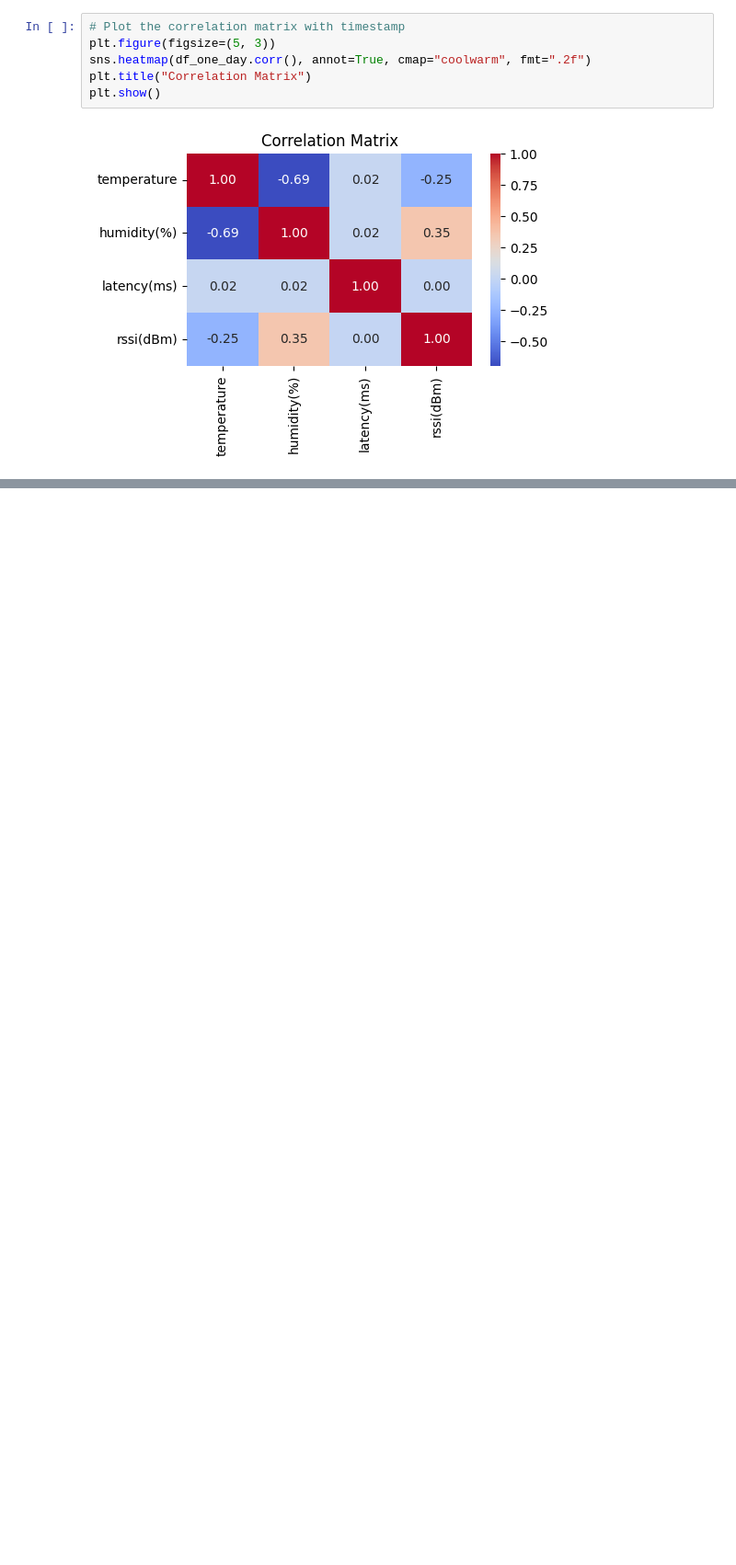
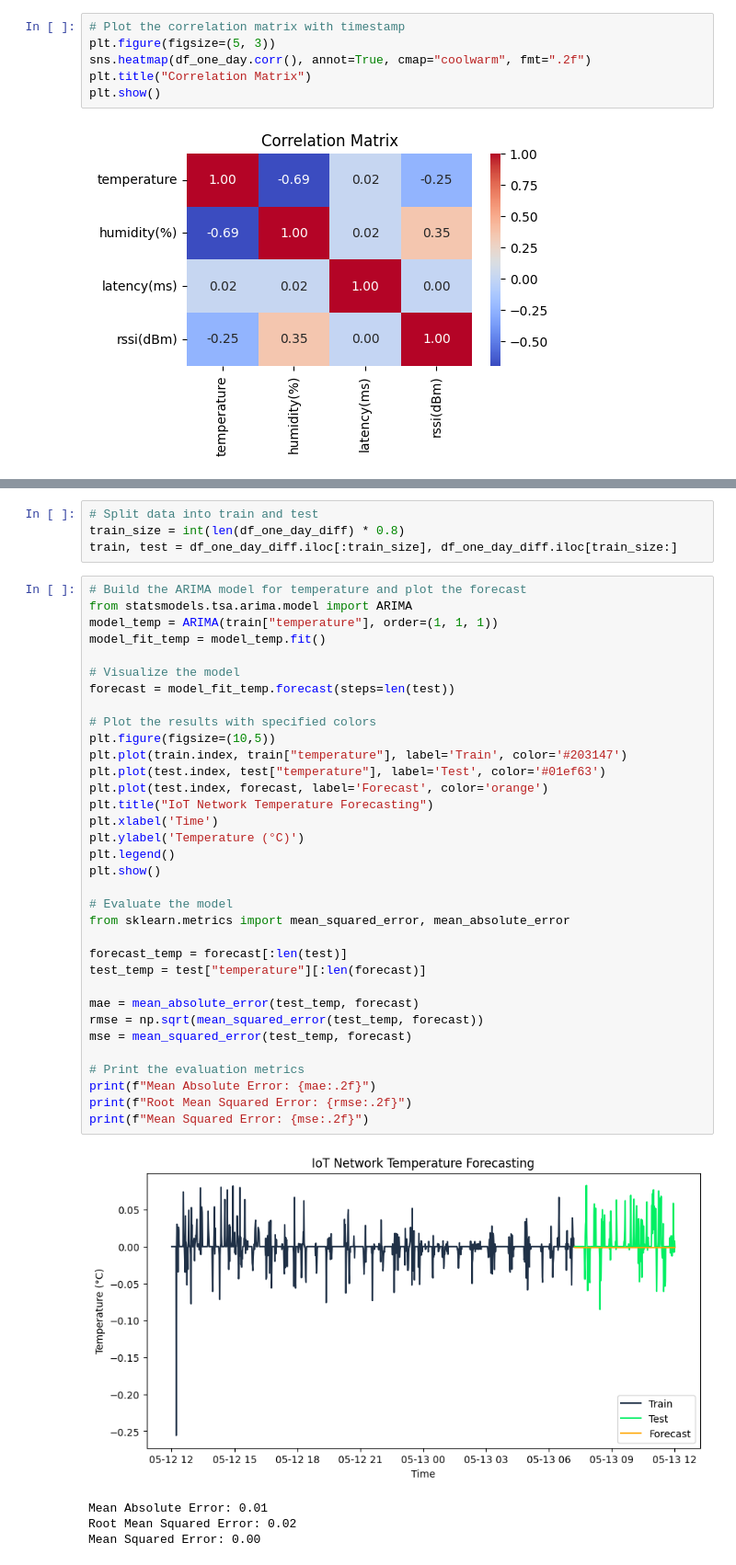
Before and after one commit to fadeldnswr/iot-traffic-forecasting, a Jupyter notebook: notebooks/esp32_1.ipynb, the cells around one changed output, grey strips where cells are left out. Shown at 92% size. Cells and saved outputs as stored; diff of their text form; blank space fills up the shorter version.

```diff
--- a/notebooks/esp32_1.ipynb
+++ b/notebooks/esp32_1.ipynb
@@ -184,0 +228,43 @@ plt.show()
+# %%
+# Split data into train and test
+train_size = int(len(df_one_day_diff) * 0.8)
+train, test = df_one_day_diff.iloc[:train_size], df_one_day_diff.iloc[train_size:]
+# %%
+# Build the ARIMA model for temperature and plot the forecast
+from statsmodels.tsa.arima.model import ARIMA
+model_temp = ARIMA(train["temperature"], order=(1, 1, 1))
+model_fit_temp = model_temp.fit()
+
+# Visualize the model
+forecast = model_fit_temp.forecast(steps=len(test))
+
+# Plot the results with specified colors
+plt.figure(figsize=(10,5))
+plt.plot(train.index, train["temperature"], label='Train', color='#203147')
+plt.plot(test.index, test["temperature"], label='Test', color='#01ef63')
+plt.plot(test.index, forecast, label='Forecast', color='orange')
+plt.title("IoT Network Temperature Forecasting")
+plt.xlabel('Time')
+plt.ylabel('Temperature (°C)')
+plt.legend()
+plt.show()
+
+# Evaluate the model
+from sklearn.metrics import mean_squared_error, mean_absolute_error
+
+forecast_temp = forecast[:len(test)]
+test_temp = test["temperature"][:len(forecast)]
+
+mae = mean_absolute_error(test_temp, forecast)
+rmse = np.sqrt(mean_squared_error(test_temp, forecast))
+mse = mean_squared_error(test_temp, forecast)
+
+# Print the evaluation metrics
+print(f"Mean Absolute Error: {mae:.2f}")
+print(f"Root Mean Squared Error: {rmse:.2f}")
+print(f"Mean Squared Error: {mse:.2f}")
+# %% [output]
+[figure, added]
+Mean Absolute Error: 0.01
+Root Mean Squared Error: 0.02
+Mean Squared Error: 0.00
```
Also changed, not shown: parts of 8 cells of this notebook, 8 other files.
